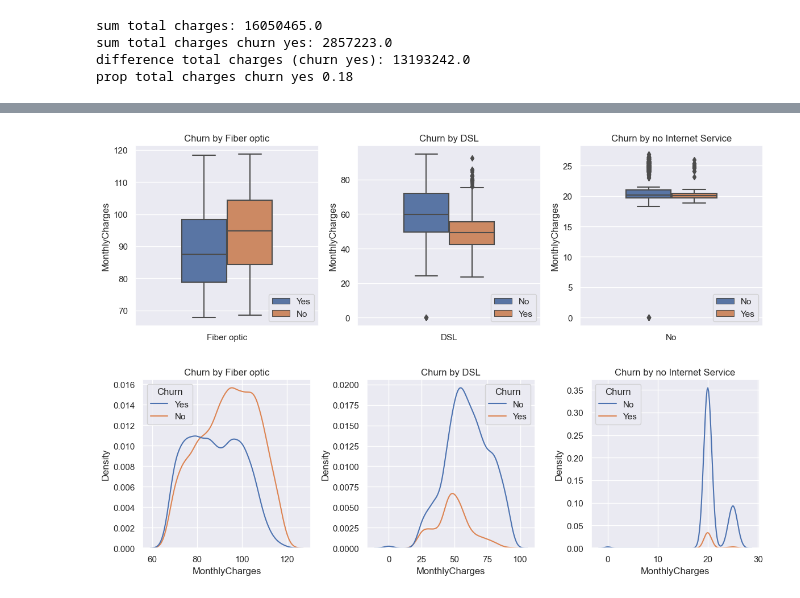
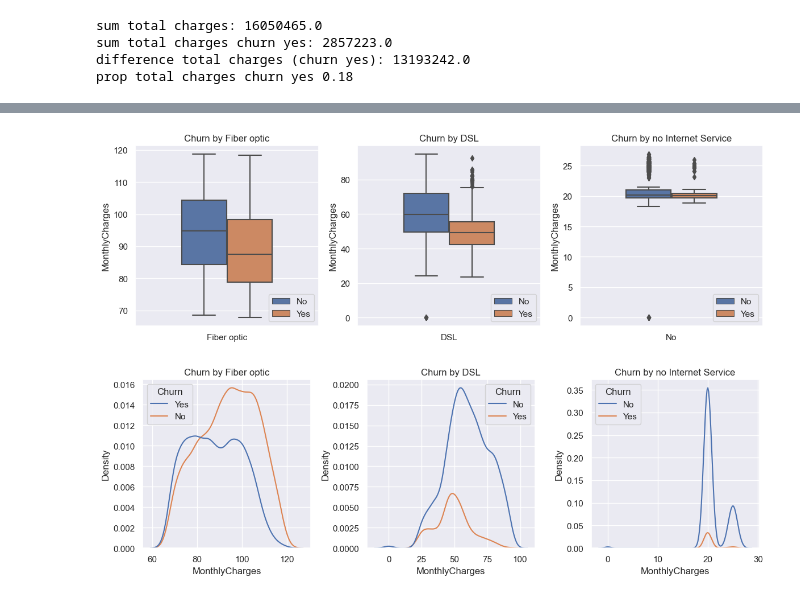
Before and after one commit to emsif84/churn_prediction, a Jupyter notebook: exploratory_data_analysis.ipynb, the cells around one changed output, grey strips where cells are left out. Cells and saved outputs as stored; diff of their text form; code cells hidden in the pictures.

```diff
--- a/exploratory_data_analysis.ipynb
+++ b/exploratory_data_analysis.ipynb
@@ -683,13 +700,13 @@ data.groupby(['InternetService','Churn'])['MonthlyCharges'].agg(['mean','median'
 # %%
 fig, ax = plt.subplots(1,3,figsize=(12,4))
 for i, service in enumerate(['Fiber optic','DSL','No']):
-    sns.boxplot(data=data[data.InternetService == service],y='MonthlyCharges',x='InternetService',hue='Churn',ax=ax[i],width=0.5)
+    sns.boxplot(data=data[data.InternetService == service],y='MonthlyCharges',x='InternetService',hue='Churn',ax=ax[i],width=0.5,hue_order=['No','Yes'])
     ax[i].set_title(f'Churn by {service}' if service != 'No' else 'Churn by no Internet Service')
     ax[i].set_xlabel('')
     ax[i].legend(loc='lower right')
     plt.tight_layout()
 # %% [output]
-[figure, old version]
+[figure, new version]
 # %%
 fig, ax = plt.subplots(1,3,figsize=(12,4))
 for i, service in enumerate(['Fiber optic','DSL','No']):
```
Also changed, not shown: parts of 3 cells of this notebook, 2 other files.
